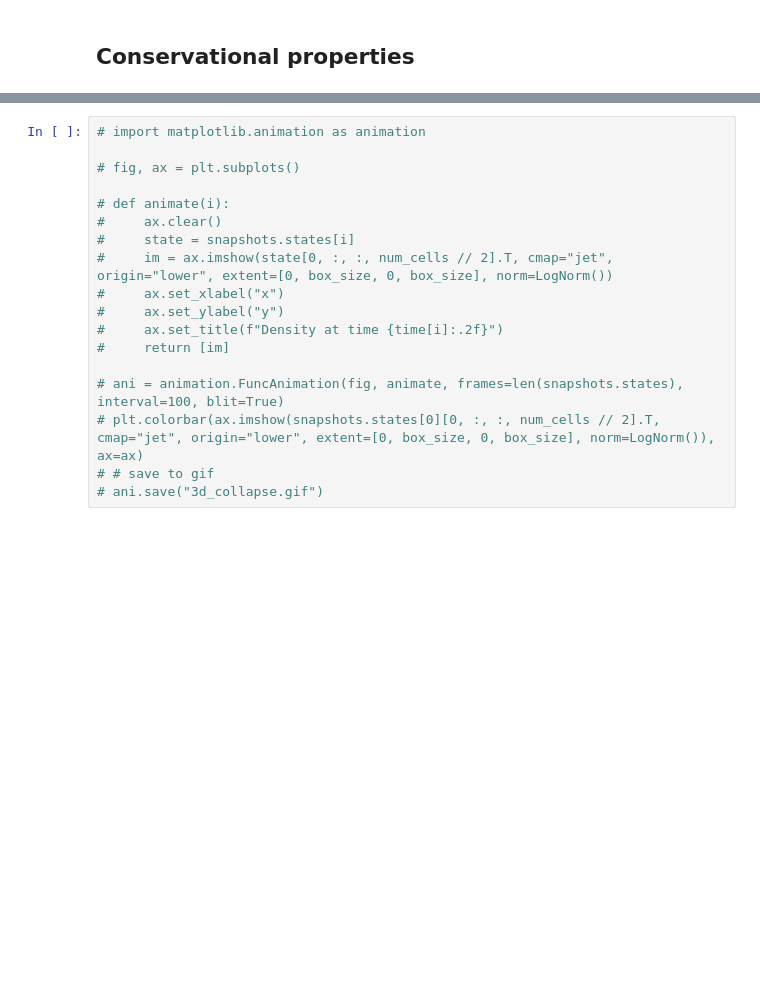
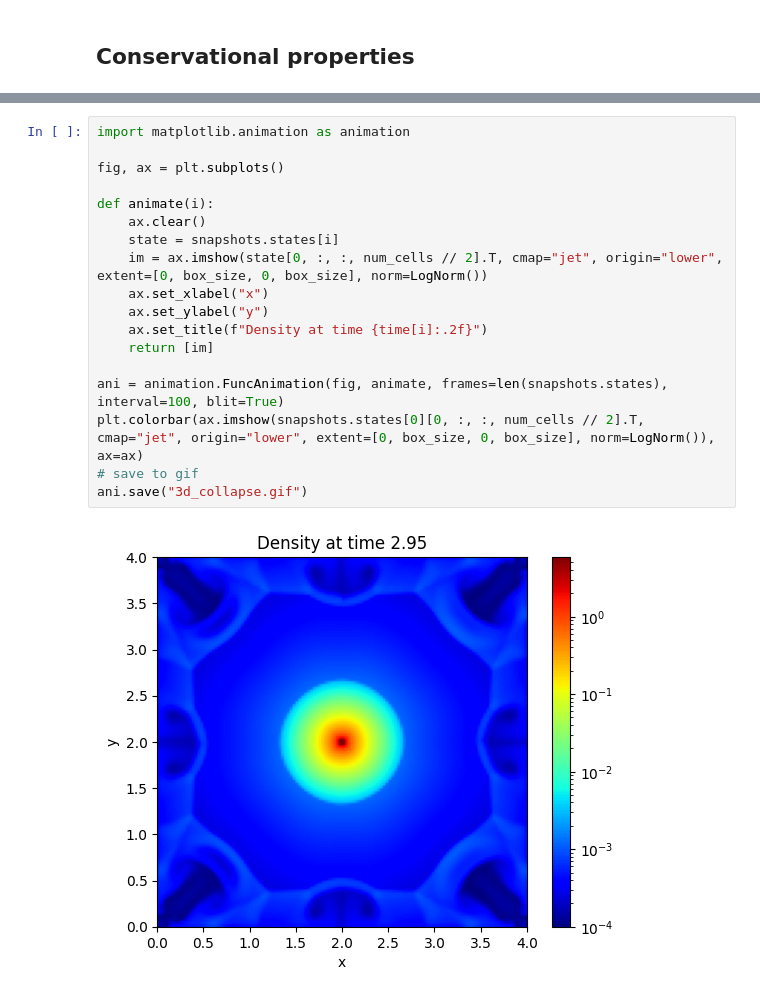
Before and after one commit to leo1200/jf1uids, a Jupyter notebook: notebooks/self_gravity/evrards_collapse.ipynb, the cells around one changed output, grey strips where cells are left out. Drawn from its saved outputs; the diff is of its cells as text; blank space fills up the shorter version.

```diff
--- a/notebooks/self_gravity/evrards_collapse.ipynb
+++ b/notebooks/self_gravity/evrards_collapse.ipynb
@@ -238,18 +241,20 @@ plt.tight_layout()
 # %%
-# import matplotlib.animation as animation
+import matplotlib.animation as animation
 
-# fig, ax = plt.subplots()
+fig, ax = plt.subplots()
 
-# def animate(i):
-#     ax.clear()
-#     state = snapshots.states[i]
-#     im = ax.imshow(state[0, :, :, num_cells // 2].T, cmap="jet", origin="lower", extent=[0, box_size, 0, box_size], norm=LogNorm())
-#     ax.set_xlabel("x")
-#     ax.set_ylabel("y")
-#     ax.set_title(f"Density at time {time[i]:.2f}")
-#     return [im]
+def animate(i):
+    ax.clear()
+    state = snapshots.states[i]
+    im = ax.imshow(state[0, :, :, num_cells // 2].T, cmap="jet", origin="lower", extent=[0, box_size, 0, box_size], norm=LogNorm())
+    ax.set_xlabel("x")
+    ax.set_ylabel("y")
+    ax.set_title(f"Density at time {time[i]:.2f}")
+    return [im]
 
-# ani = animation.FuncAnimation(fig, animate, frames=len(snapshots.states), interval=100, blit=True)
-# plt.colorbar(ax.imshow(snapshots.states[0][0, :, :, num_cells // 2].T, cmap="jet", origin="lower", extent=[0, box_size, 0, box_size], norm=LogNorm()), ax=ax)
-# # save to gif
-# ani.save("3d_collapse.gif")
+ani = animation.FuncAnimation(fig, animate, frames=len(snapshots.states), interval=100, blit=True)
+plt.colorbar(ax.imshow(snapshots.states[0][0, :, :, num_cells // 2].T, cmap="jet", origin="lower", extent=[0, box_size, 0, box_size], norm=LogNorm()), ax=ax)
+# save to gif
+ani.save("3d_collapse.gif")
+# %% [output]
+[figure, added]
```
Also changed, not shown: parts of 7 cells of this notebook, 3 other files.
